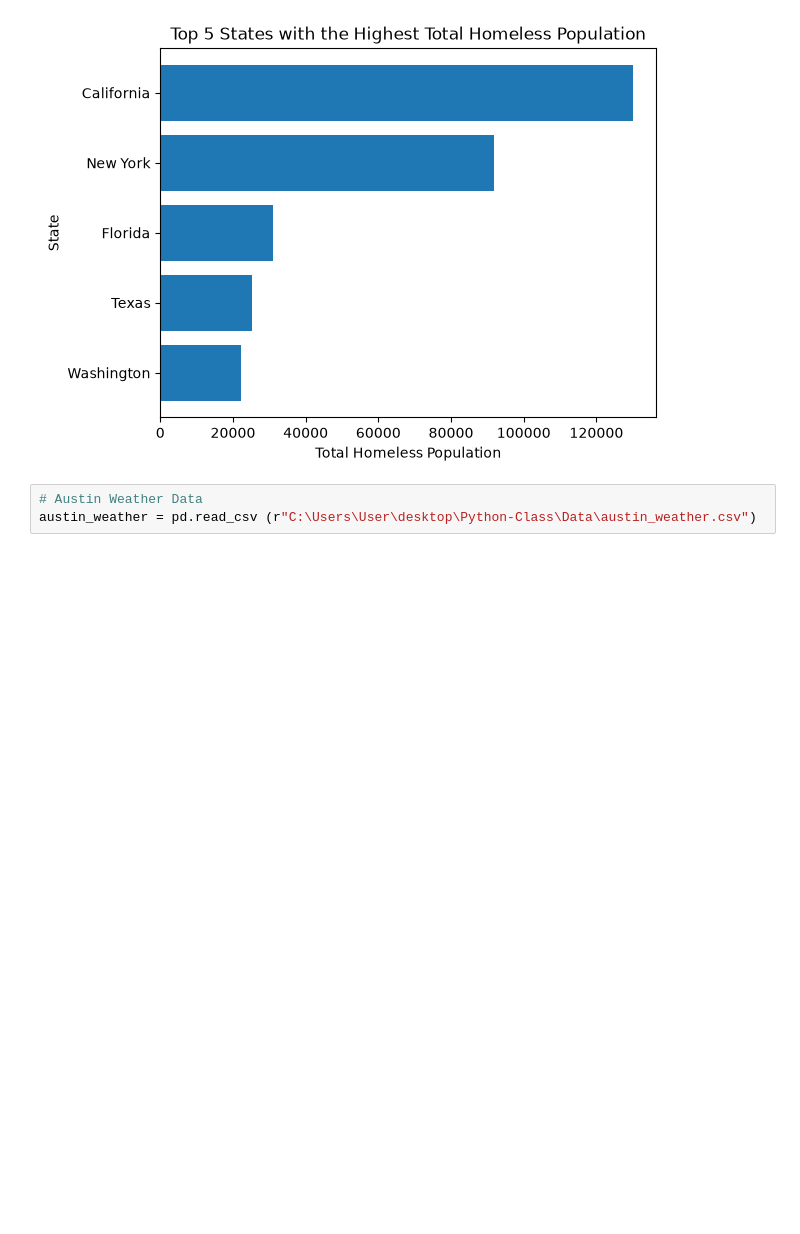
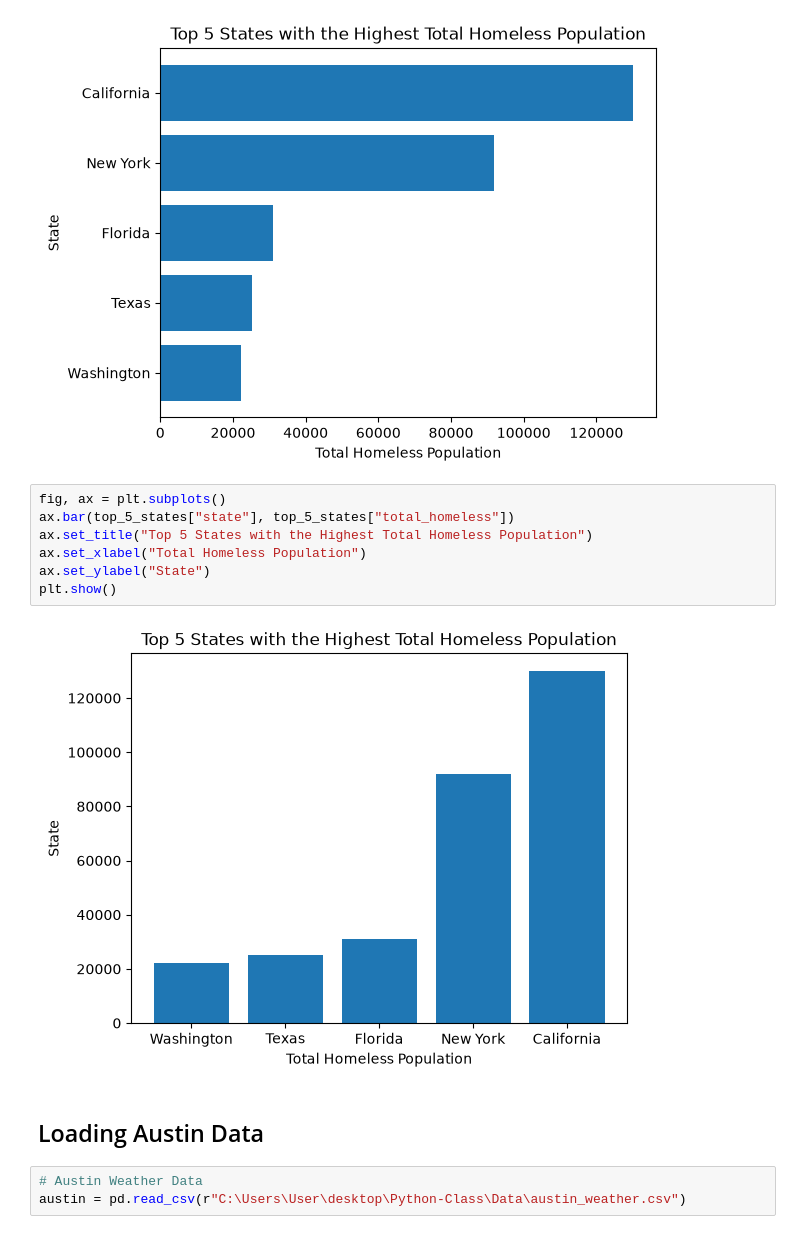
Before and after one commit to james-mutunga/Python-class, a Jupyter notebook: Pydata-Module/Matplotlib-and-Seaborn-with-Python.ipynb, the cells around one changed output. Drawn from its saved outputs; the diff is of its cells as text; blank space fills up the shorter version.

```diff
--- a/Pydata-Module/Matplotlib-and-Seaborn-with-Python.ipynb
+++ b/Pydata-Module/Matplotlib-and-Seaborn-with-Python.ipynb
@@ -166,6 +168,17 @@ ax.set_ylabel("State")
 plt.show()
 # %% [output]
 [figure]
+# %%
+fig, ax = plt.subplots()
+ax.bar(top_5_states["state"], top_5_states["total_homeless"])
+ax.set_title("Top 5 States with the Highest Total Homeless Population")
+ax.set_xlabel("Total Homeless Population")
+ax.set_ylabel("State")
+plt.show()
+# %% [output]
+[figure, added]
+# %% [markdown]
+## Loading Austin Data
 # %%
 # Austin Weather Data
-austin_weather = pd.read_csv (r"C:\Users\User\desktop\Python-Class\Data\austin_weather.csv")
+austin = pd.read_csv(r"C:\Users\User\desktop\Python-Class\Data\austin_weather.csv")
```
Also changed, not shown: parts of 22 cells of this notebook, 1 other file.
